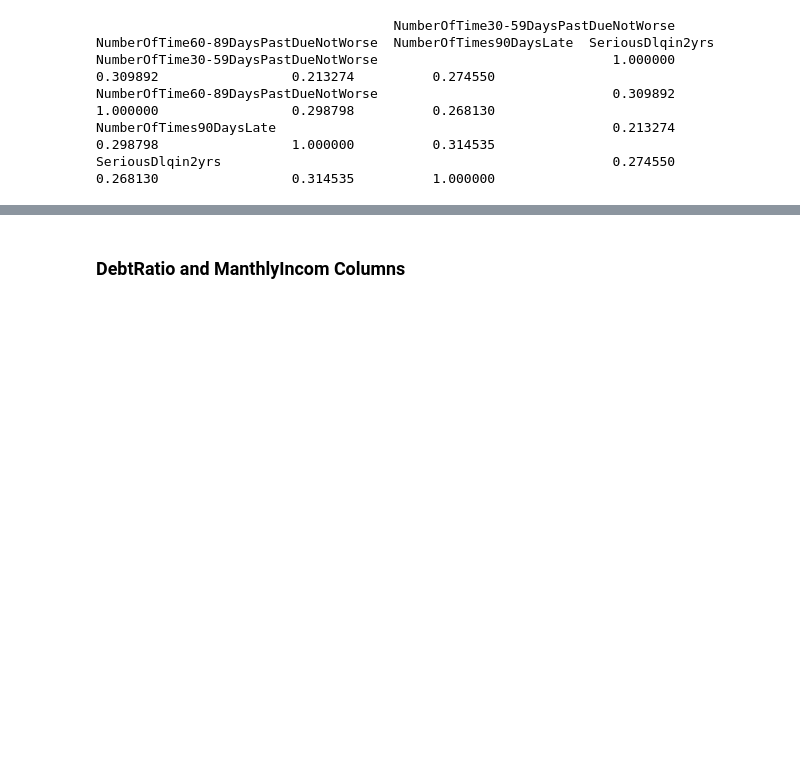
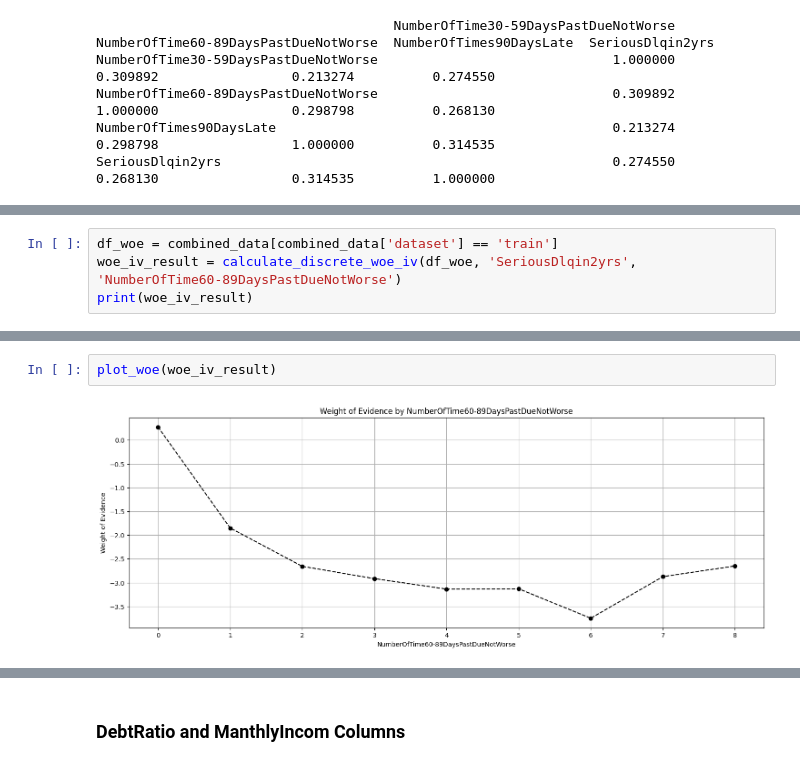
Before and after one commit to Saba-a11/Kaggle_Credit_Score, a Jupyter notebook: CreditModel.ipynb, the cells around one changed output, grey strips where cells are left out. Saved outputs shown, nothing was run; the diff lists cells and outputs as text; blank space fills up the shorter version.

```diff
--- a/CreditModel.ipynb
+++ b/CreditModel.ipynb
@@ -575,0 +646,4 @@ SeriousDlqin2yrs                                                  0.274550
+# %%
+df_woe = combined_data[combined_data['dataset'] == 'train']
+woe_iv_result = calculate_discrete_woe_iv(df_woe, 'SeriousDlqin2yrs', 'NumberOfTime60-89DaysPastDueNotWorse')
+print(woe_iv_result)
@@ -575,0 +664,4 @@ SeriousDlqin2yrs                                                  0.274550
+# %%
+plot_woe(woe_iv_result)
+# %% [output]
+[figure, added]
```
Also changed, not shown: parts of 11 cells of this notebook.
